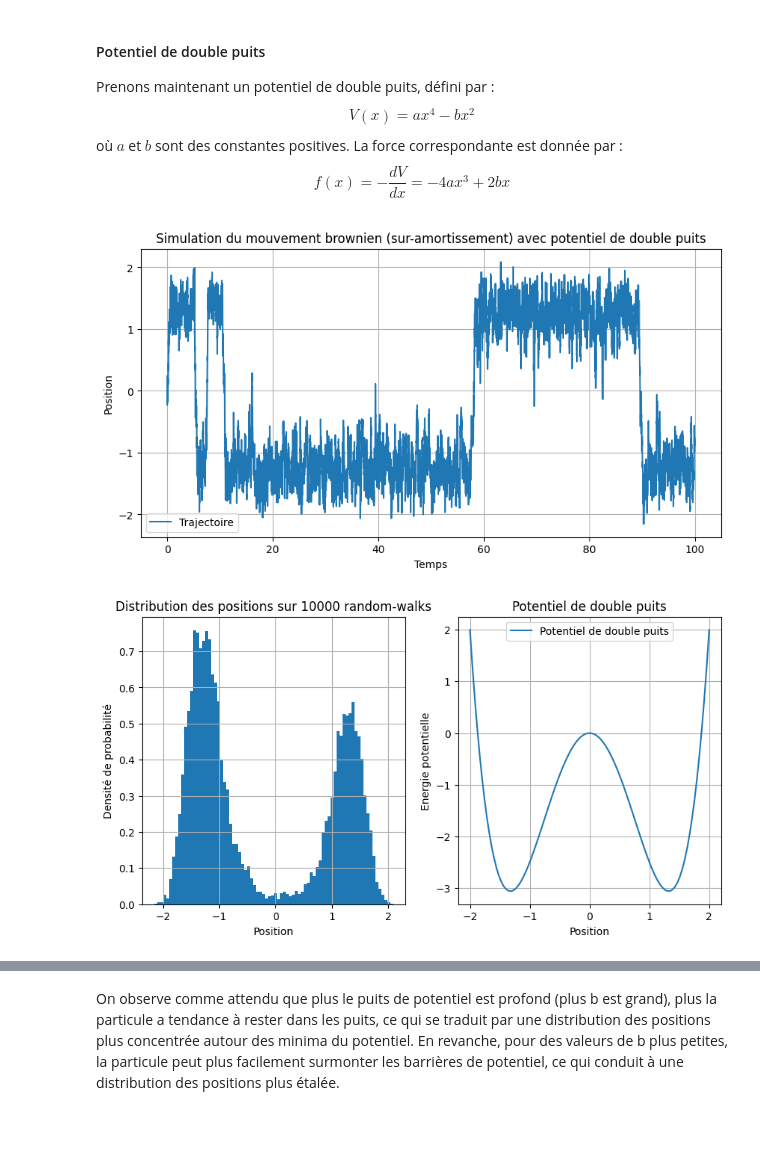
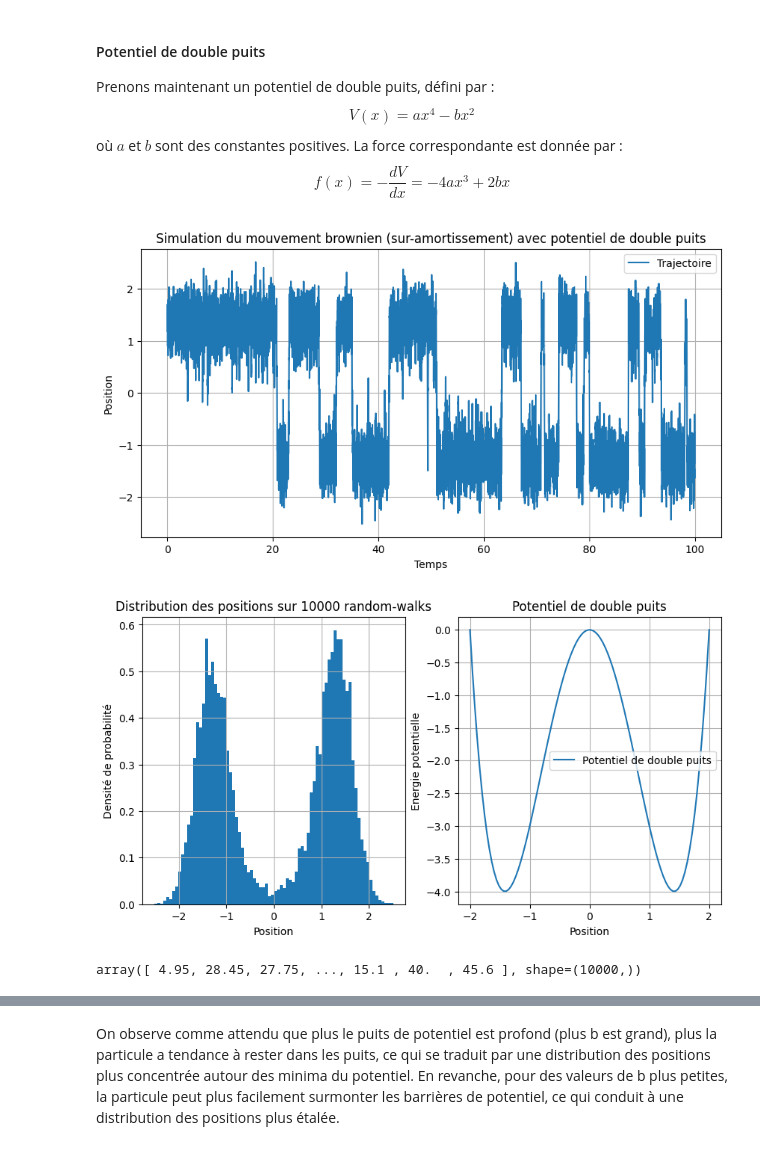
Before and after one commit to ostix360/Brownian-Motion, a Jupyter notebook: CR.ipynb, the cells around one changed output, grey strips where cells are left out. Cells and saved outputs as stored; diff of their text form; code cells hidden in the pictures.

```diff
--- a/CR.ipynb
+++ b/CR.ipynb
@@ -155,26 +158,29 @@ $$f(x) = -\frac{dV}{dx} = -4ax^3 + 2bx$$
 # %%
 ### Paramètres changés pour cette résolution
 n_walks = 10000
 a = 1.0
-b = 3.5
+b = 4
 D = 1.0 # Coefficient de diffusion
 y = np.zeros((step, n_walks,))
-x_0 = np.zeros((n_walks,))
+step = 10000 # Nombre de pas de temps
+dt = 0.05 # Pas de temps
+T = step*dt # Temps total de simulation
+x_0 = np.ones((n_walks,)) * 1.5
 
 # Simulation du mouvement brownien avec force extérieure
 y = euler_maruyama(D, gamma, T, dt, f=lambda x: -4*a*x**3 + 2*b*x, x0=x_0)
 
 # Tracé de la trajectoire
 plt.figure(figsize=(10, 5))
 plt.plot(t, y[:, 0], label='Trajectoire')
 plt.xlabel('Temps')
 plt.ylabel('Position')
 plt.title('Simulation du mouvement brownien (sur-amortissement) avec potentiel de double puits')
 plt.legend()
 plt.grid()
 plt.show()
 # %% [output]
-[figure, old version]
+[figure, new version]
 # %%
 # Bin des positions (ordonnée gauche) en même temps que le potentiel (ordonnée droite)
 
@@ -197,5 +203,9 @@ plt.legend()
 plt.grid()
 plt.show()
 # %% [output]
-[figure, old version]
+[figure, new version]
+# %%
+escape_times
+# %% [output]
+array([ 4.95, 28.45, 27.75, ..., 15.1 , 40.  , 45.6 ], shape=(10000,))
 # %%
```
Also changed, not shown: parts of 9 cells of this notebook.
